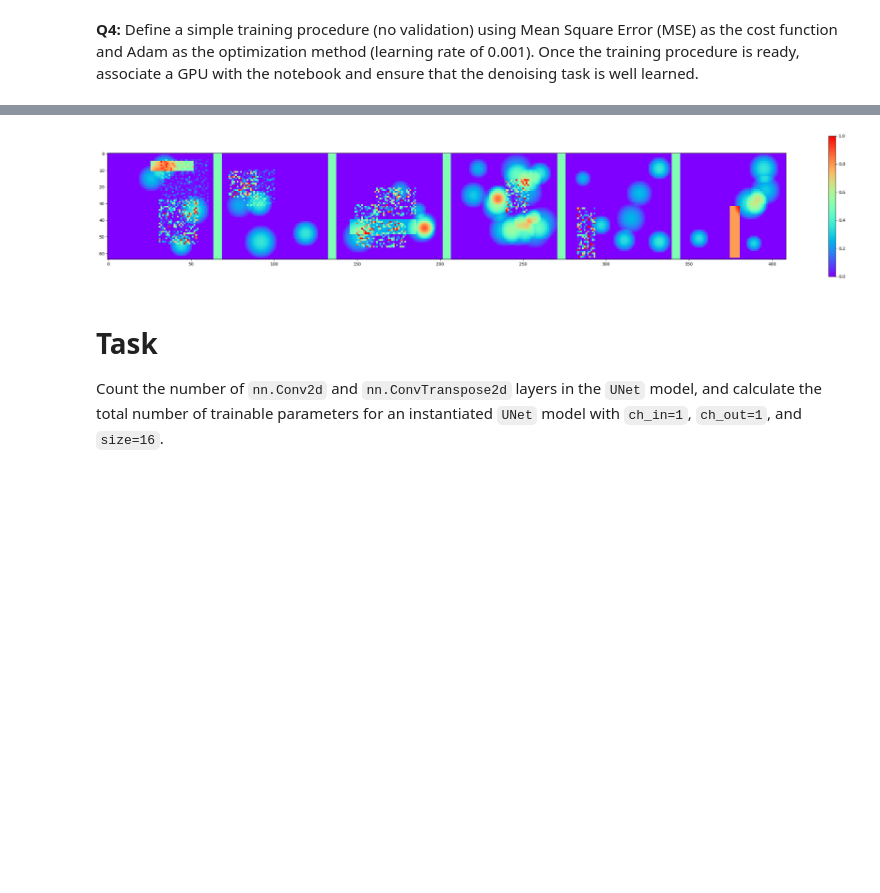
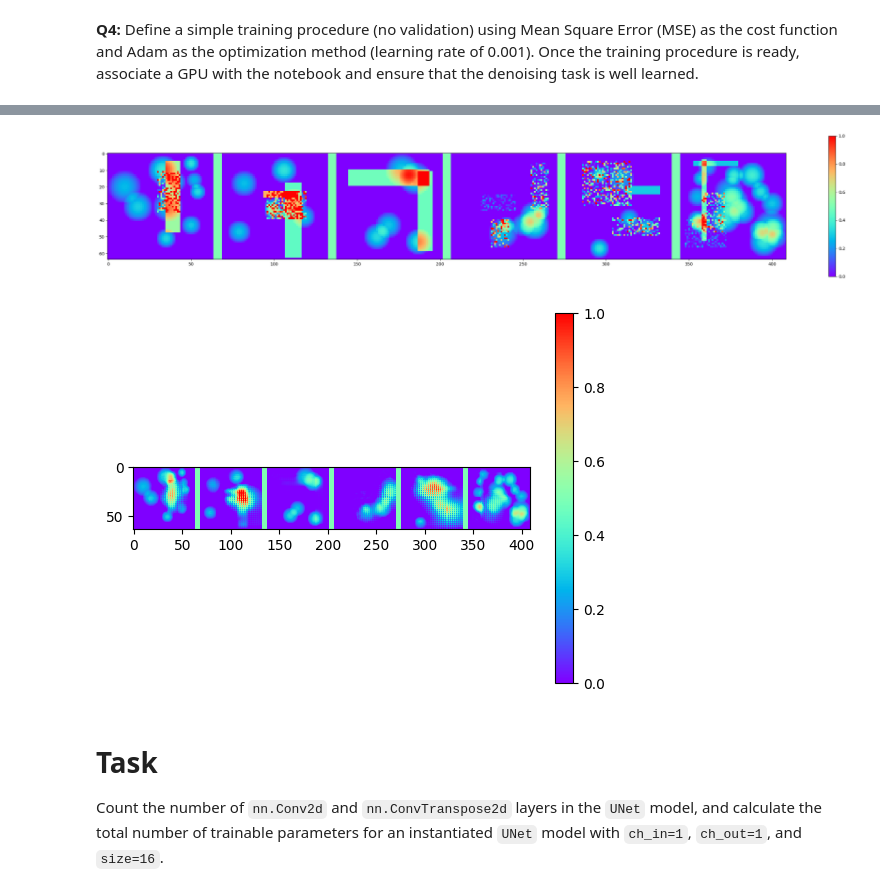
Before and after one commit to nanopiero/ML_S5_etudiants, a Jupyter notebook: practicals/P5/P5_part1_instructions.ipynb, the cells around one changed output, grey strips where cells are left out. Drawn from its saved outputs; the diff is of its cells as text; code cells hidden in the pictures; blank space fills up the shorter version.

```diff
--- a/practicals/P5/P5_part1_instructions.ipynb
+++ b/practicals/P5/P5_part1_instructions.ipynb
@@ -422,20 +422,22 @@ plt.plot(train_losses)
 # %%
 from utile import make_batch
 
 #visualization:
 
 fcn.eval()
 
 target = make_batch(6, rec=0., noisy_rec=0., disc=0.002).to(device)
 noise = make_batch(6, rec=0.0003, noisy_rec=0.0003, disc=0.).to(device)
 input = target + noise
 
 output = fcn(input)
 
 fig0 = plt.figure(0, figsize=(36, 6))
 voir_batch2D(input.cpu(), 6, fig0, k=0, min_scale=0, max_scale=1)
+voir_batch2D(output.cpu().detach(), 6, fig0, k=0, min_scale=0, max_scale=1)
 # %% [output]
-[figure, old version]
+[figure, new version]
+[figure, added]
 # %% [markdown]
 # Task
 Count the number of `nn.Conv2d` and `nn.ConvTranspose2d` layers in the `UNet` model, and calculate the total number of trainable parameters for an instantiated `UNet` model with `ch_in=1`, `ch_out=1`, and `size=16`.
```
Also changed, not shown: parts of 6 cells of this notebook.
